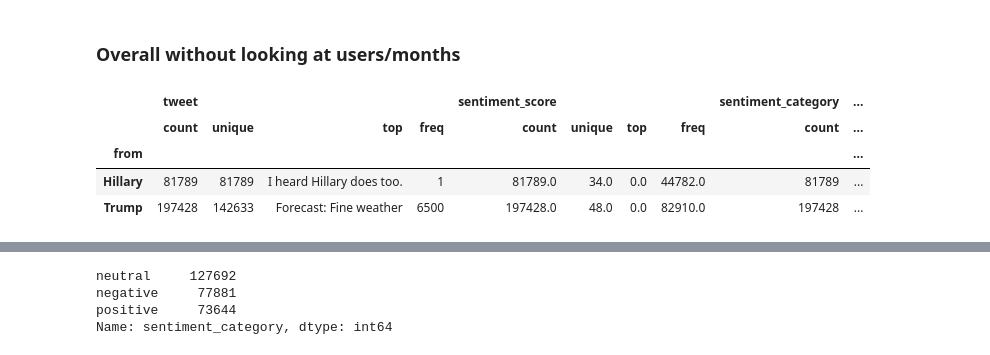
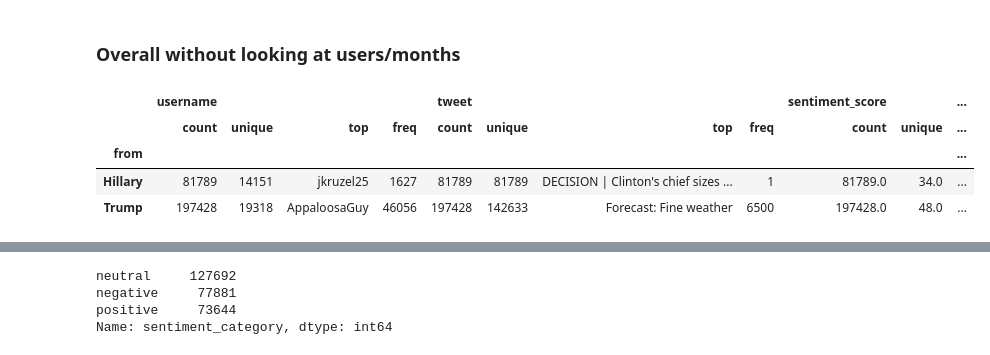
Before and after one commit to jaydenhojingrong/DAP-Best-eggs, a Jupyter notebook: Other Analysis/Other Analysis.ipynb, the cells around one changed output, grey strips where cells are left out. Saved outputs shown, nothing was run; the diff lists cells and outputs as text; code cells hidden in the pictures.

```diff
--- a/Other Analysis/Other Analysis.ipynb
+++ b/Other Analysis/Other Analysis.ipynb
@@ -170,17 +205,17 @@ plt.show()
 # %%
 both = pd.read_csv('Both.csv',encoding='latin1', names = ['username','datetime','tweet','from'])
 sentiment_scores = [af.score(tweet) for tweet in both['tweet']]
 sentiment_category = ['positive' if score > 0
                           else 'negative' if score < 0
                               else 'neutral'
                                   for score in sentiment_scores]
 # sentiment statistics per trump/clinton
-df = pd.DataFrame([list(both['tweet']), sentiment_scores, sentiment_category, list(both['from'])]).T
-df.columns = ['tweet', 'sentiment_score', 'sentiment_category','from']
+df = pd.DataFrame([list(both['username']), list(both['tweet']), sentiment_scores, sentiment_category, list(both['from'])]).T
+df.columns = ['username','tweet', 'sentiment_score', 'sentiment_category','from']
 df.groupby(by=['from']).describe()
 # %% [output]
-|  | tweet |  |  |  | sentiment_score |  |  |  | sentiment_category | ... |
-|  | count | unique | top | freq | count | unique | top | freq | count | ... |
-| from |  |  |  |  |  |  |  |  |  | ... |
-| Hillary | 81789 | 81789 | I heard Hillary does too. | 1 | 81789.0 | 34.0 | 0.0 | 44782.0 | 81789 | ... |
-| Trump | 197428 | 142633 | Forecast: Fine weather | 6500 | 197428.0 | 48.0 | 0.0 | 82910.0 | 197428 | ... |
+|  | username |  |  |  | tweet |  |  |  | sentiment_score |  | ... |
+|  | count | unique | top | freq | count | unique | top | freq | count | unique | ... |
+| from |  |  |  |  |  |  |  |  |  |  | ... |
+| Hillary | 81789 | 14151 | jkruzel25 | 1627 | 81789 | 81789 | DECISION | Clinton's chief sizes ... | 1 | 81789.0 | 34.0 | ... |
+| Trump | 197428 | 19318 | AppaloosaGuy | 46056 | 197428 | 142633 | Forecast: Fine weather | 6500 | 197428.0 | 48.0 | ... |
```
Also changed, not shown: parts of 7 cells of this notebook.
